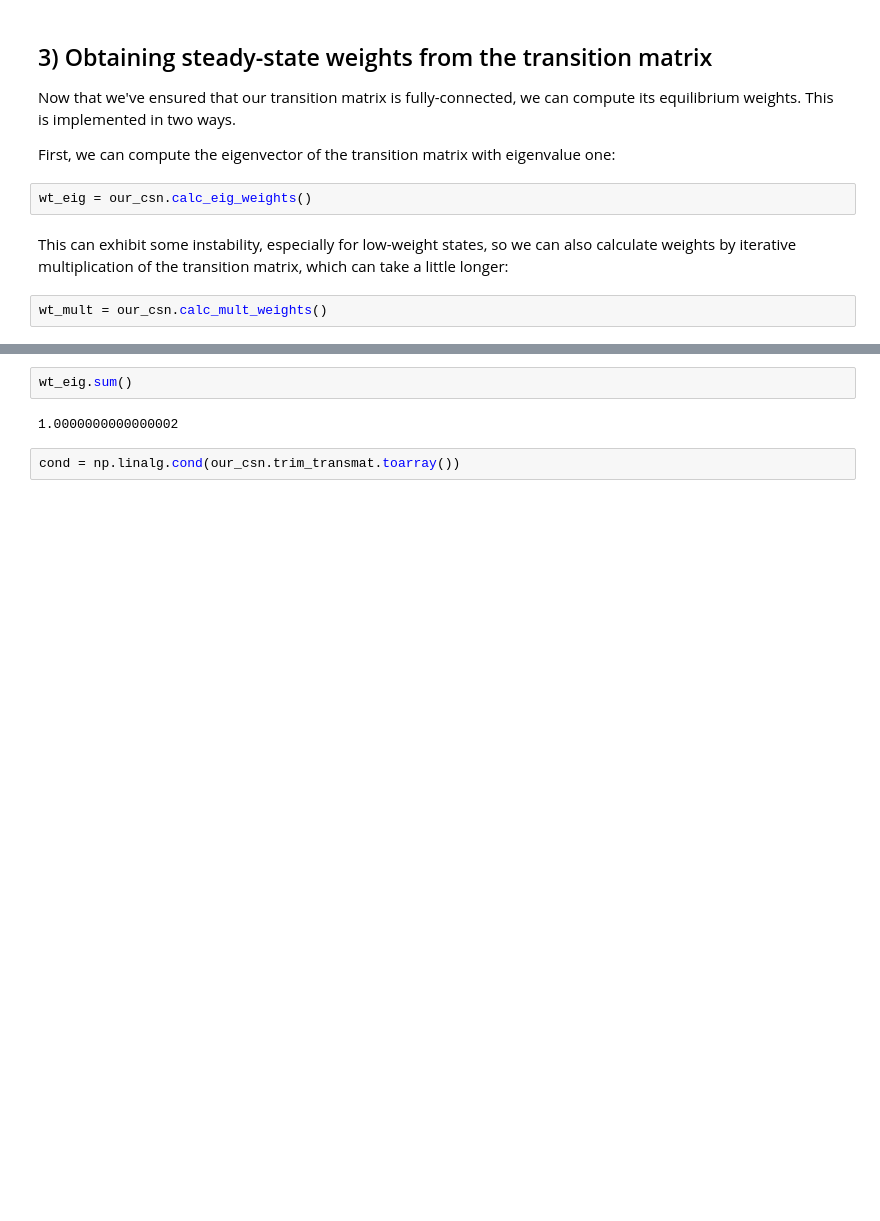
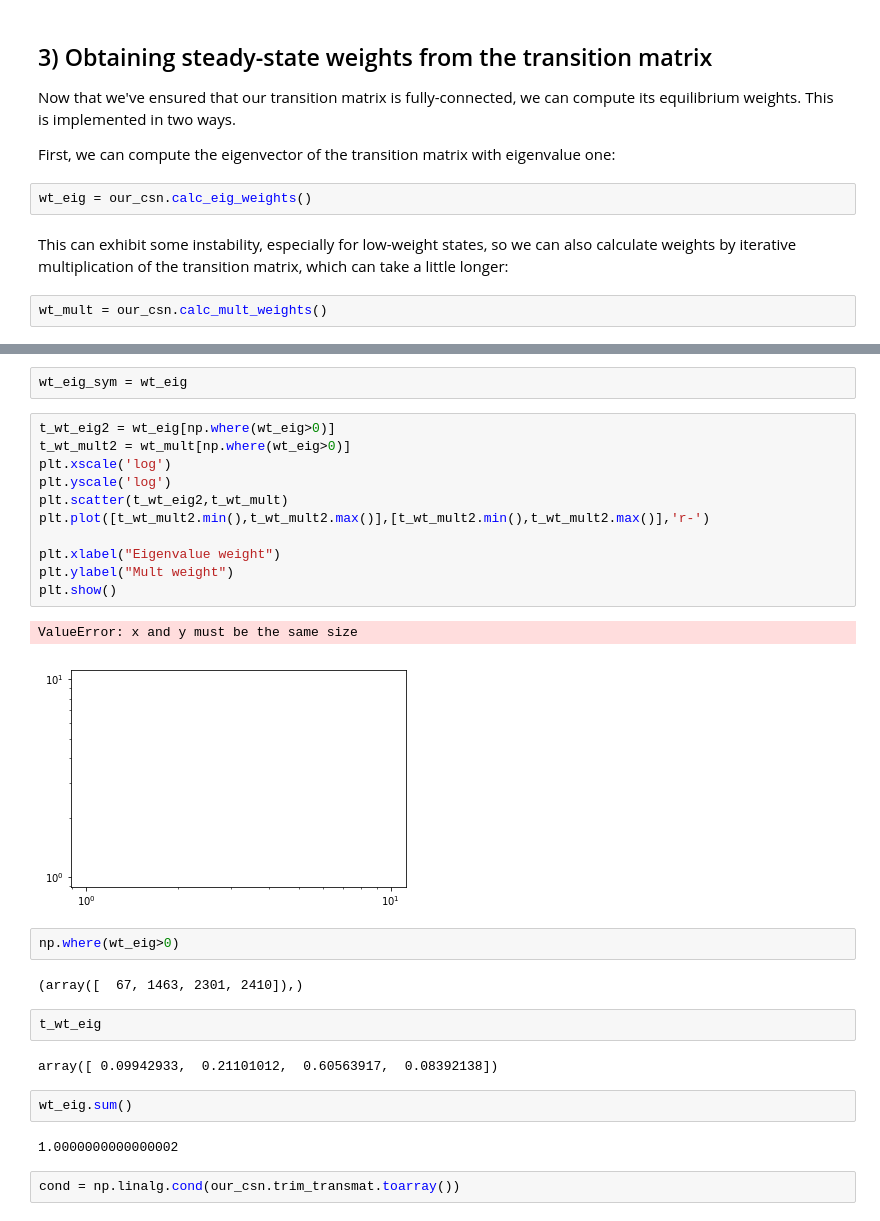
Before and after one commit to ADicksonLab/CSNAnalysis, a Jupyter notebook: examples/examples.ipynb, the cells around one changed output, grey strips where cells are left out. Drawn from its saved outputs; the diff is of its cells as text; blank space fills up the shorter version.

```diff
--- a/examples/examples.ipynb
+++ b/examples/examples.ipynb
@@ -242,3 +217,27 @@ our_csn.trim_transmat.sum(axis=0).min()
+# %%
+wt_eig_sym = wt_eig
+# %%
+t_wt_eig2 = wt_eig[np.where(wt_eig>0)]
+t_wt_mult2 = wt_mult[np.where(wt_eig>0)]
+plt.xscale('log')
+plt.yscale('log')
+plt.scatter(t_wt_eig2,t_wt_mult)
+plt.plot([t_wt_mult2.min(),t_wt_mult2.max()],[t_wt_mult2.min(),t_wt_mult2.max()],'r-')
+
+plt.xlabel("Eigenvalue weight")
+plt.ylabel("Mult weight")
+plt.show()
+# %% [output]
+ValueError: x and y must be the same size
+[figure, added]
+# %%
+np.where(wt_eig>0)
+# %% [output]
+(array([  67, 1463, 2301, 2410]),)
+# %%
+t_wt_eig
+# %% [output]
+array([ 0.09942933,  0.21101012,  0.60563917,  0.08392138])
 # %%
 wt_eig.sum()
 # %% [output]
```
Also changed, not shown: parts of 14 cells of this notebook, 1 other file.
